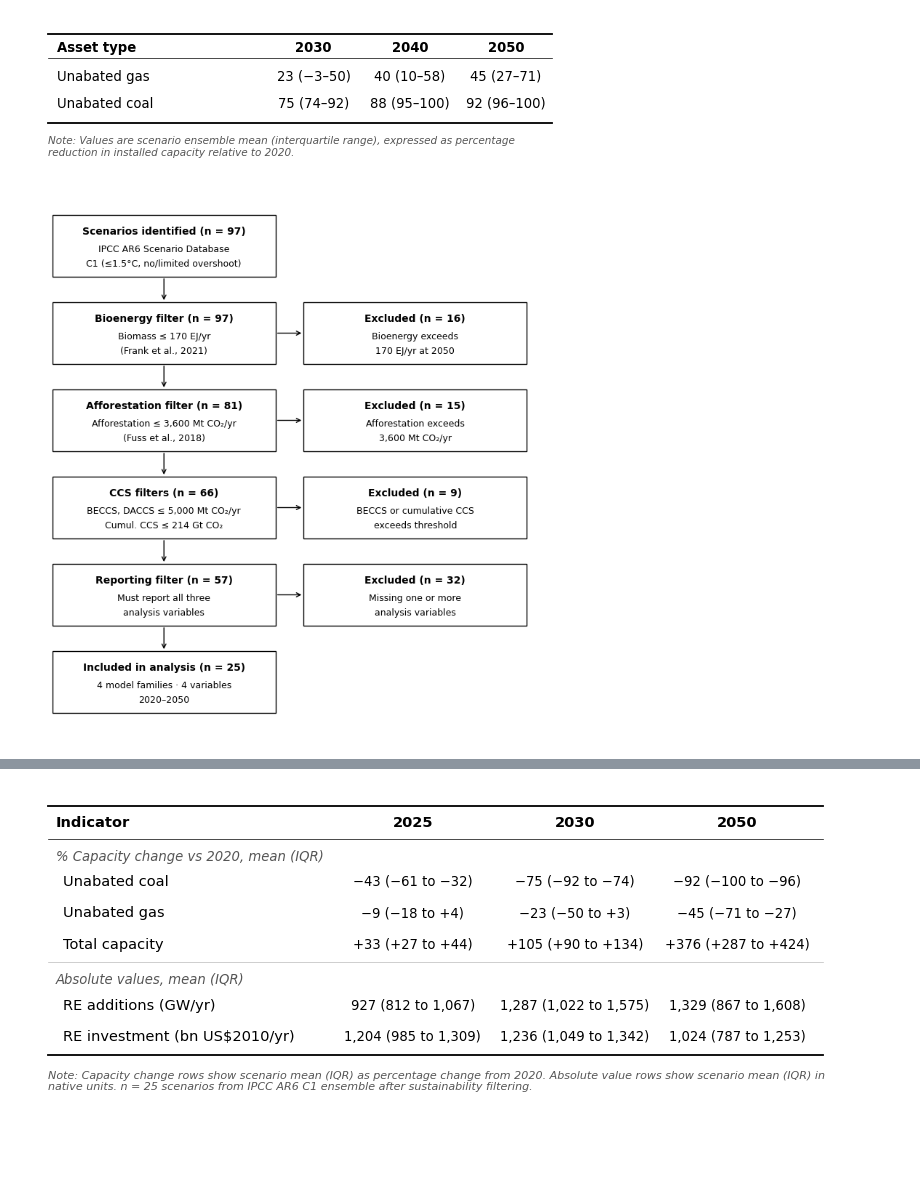
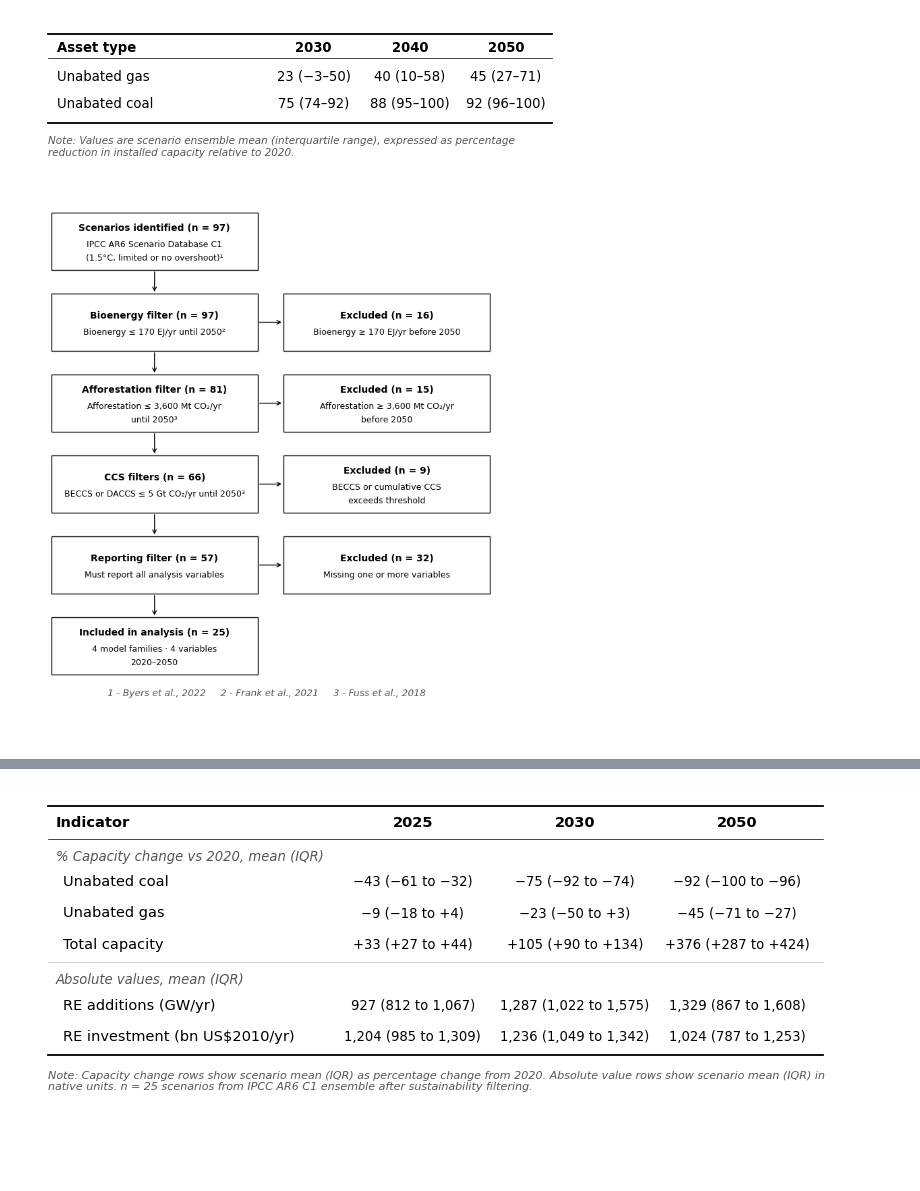
Before and after one commit to parkercaswell47/MSc_Py, a Jupyter notebook: Assessment2FiguresV2.1.ipynb, the cells around one changed output, grey strips where cells are left out. Saved outputs shown, nothing was run; the diff lists cells and outputs as text; code cells hidden in the pictures.

```diff
--- a/Assessment2FiguresV2.1.ipynb
+++ b/Assessment2FiguresV2.1.ipynb
@@ -647,9 +647,9 @@ plt.show()
 import matplotlib.pyplot as plt
 import matplotlib.patches as mpatches
 
-fig, ax = plt.subplots(figsize=(7.5, 7.8))
+fig, ax = plt.subplots(figsize=(7.5, 8.4))
 ax.set_xlim(0, 7.5)
-ax.set_ylim(1.2, 8.7)
+ax.set_ylim(0.6, 8.7)
 ax.axis('off')
 
 # --- Style ---
@@ -720,22 +720,20 @@ y = 7.5
 id_y = y
 draw_box(main_x, id_y,
          bold_line='Scenarios identified (n = 97)',
-         lines=['IPCC AR6 Scenario Database',
-                'C1 (\u22641.5\u00b0C, no/limited overshoot)'])
+         lines=['IPCC AR6 Scenario Database C1',
+                '(1.5\u00b0C, limited or no overshoot)\u00b9'])
 y = id_y - box_h - arrow_gap
 
 # === FILTER 1: Bioenergy ===
 f1_y = y
 draw_box(main_x, f1_y,
          bold_line='Bioenergy filter (n = 97)',
-         lines=['Biomass \u2264 170 EJ/yr',
-                '(Frank et al., 2021)'])
+         lines=['Bioenergy \u2264 170 EJ/yr until 2050\u00b2'])
 arrow_down(id_y, f1_y)
 arrow_right(f1_y)
 draw_box(excl_x, f1_y,
          bold_line='Excluded (n = 16)',
-         lines=['Bioenergy exceeds',
-                '170 EJ/yr at 2050'])
+         lines=['Bioenergy \u2265 170 EJ/yr before 2050'])
 y = f1_y - box_h - arrow_gap
 
 # === FILTER 2: Afforestation ===
@@ -743,56 +741,65 @@ f2_y = y
 draw_box(main_x, f2_y,
          bold_line='Afforestation filter (n = 81)',
          lines=['Afforestation \u2264 3,600 Mt CO\u2082/yr',
-                '(Fuss et al., 2018)'])
+               'until 2050\u00b3'])
 arrow_down(f1_y, f2_y)
 arrow_right(f2_y)
 draw_box(excl_x, f2_y,
          bold_line='Excluded (n = 15)',
-         lines=['Afforestation exceeds',
-                '3,600 Mt CO\u2082/yr'])
+         lines=['Afforestation \u2265 3,600 Mt CO\u2082/yr',
+               'before 2050'])
 y = f2_y - box_h - arrow_gap
 
 # === FILTER 3: CCS ===
 f3_y = y
 draw_box(main_x, f3_y,
          bold_line='CCS filters (n = 66)',
-         lines=['BECCS, DACCS \u2264 5,000 Mt CO\u2082/yr',
-                'Cumul. CCS \u2264 214 Gt CO\u2082'])
+         lines=['BECCS or DACCS \u2264 5 Gt CO\u2082/yr until 2050\u00b3'])
 arrow_down(f2_y, f3_y)
 arrow_right(f3_y)
 draw_box(excl_x, f3_y,
          bold_line='Excluded (n = 9)',
          lines=['BECCS or cumulative CCS',
                 'exceeds threshold'])
 y = f3_y - box_h - arrow_gap
 
 # === FILTER 4: Reporting ===
 f4_y = y
 draw_box(main_x, f4_y,
          bold_line='Reporting filter (n = 57)',
-         lines=['Must report all three',
-                'analysis variables'])
+         lines=['Must report all analysis variables'])
+
 arrow_down(f3_y, f4_y)
 arrow_right(f4_y)
 draw_box(excl_x, f4_y,
          bold_line='Excluded (n = 32)',
-         lines=['Missing one or more',
-                'analysis variables'])
+         lines=['Missing one or more variables'])
+
 y = f4_y - box_h - arrow_gap
 
 # === INCLUDED ===
 inc_y = y
 draw_box(main_x, inc_y,
          bold_line='Included in analysis (n = 25)',
          lines=['4 model families \u00b7 4 variables',
                 '2020\u20132050'])
 arrow_down(f4_y, inc_y)
 
+# === NOTE ===
+note = (
+    '                   1 - Byers et al., 2022     '
+    '2 - Frank et al., 2021     '
+    '3 - Fuss et al., 2018    '
+)
+ax.text(main_x, inc_y - 0.2, note,
+        fontsize=10.0, fontstyle='italic', ha='left', va='top',
+        color='#555555', family=font_family)
+
 plt.tight_layout()
 plt.savefig('prisma_scenario_filtering.svg', dpi=300, bbox_inches='tight', facecolor='white')
 plt.show()
 # %% [output]
-[figure, old version]
+[figure, new version]
 # %%
 import matplotlib.pyplot as plt
 
```
Also changed, not shown: parts of 1 cell of this notebook, 2 other files.
